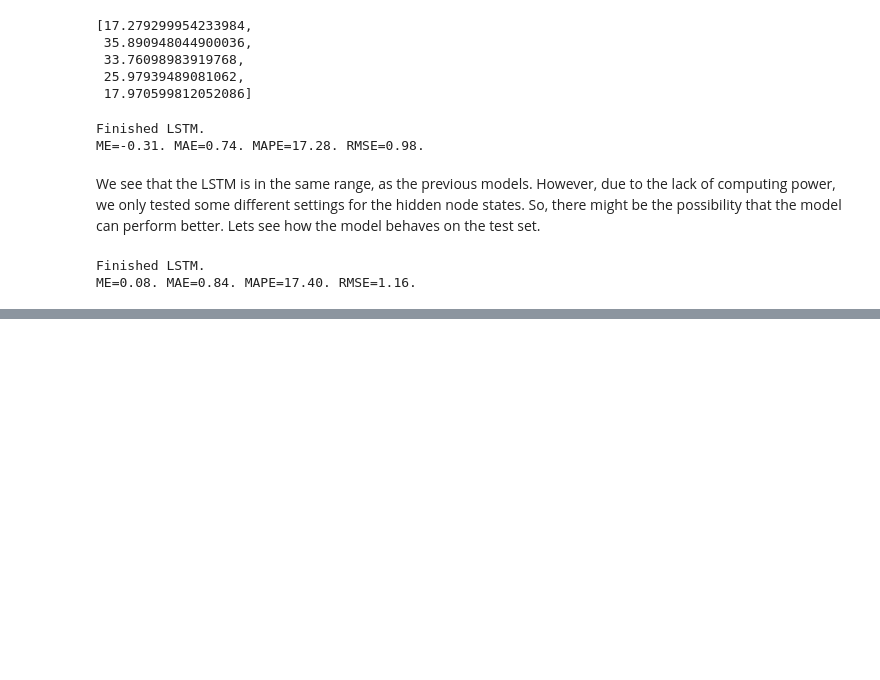
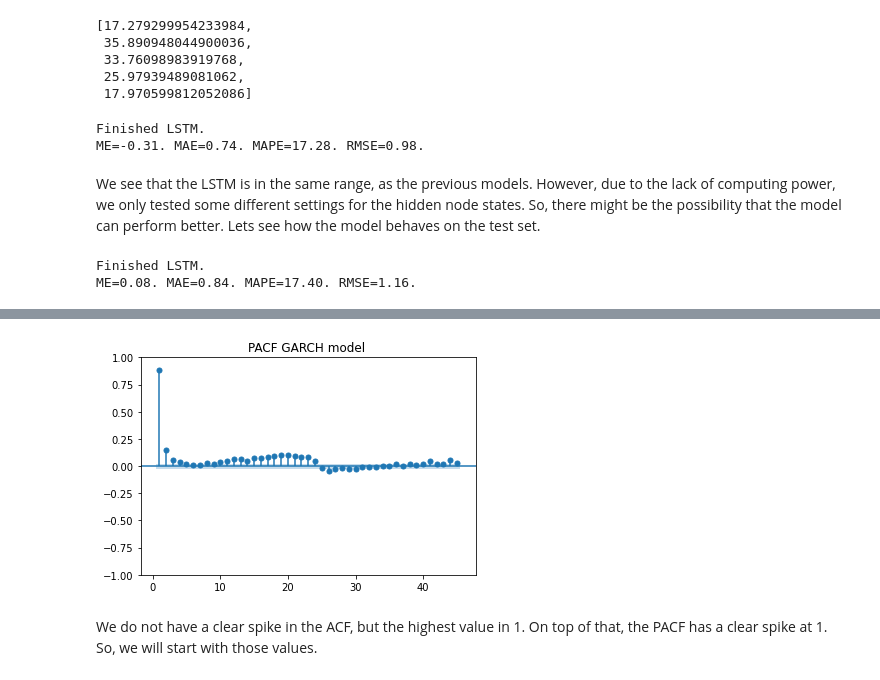
Before and after one commit to NiklasSabel/Industrial-Applications-of-Artificial-Intelligence, a Jupyter notebook: notebooks/Primary sector/Primary sector Wind.ipynb, the cells around one changed output, grey strips where cells are left out. Cells and saved outputs as stored; diff of their text form; code cells hidden in the pictures; blank space fills up the shorter version.

```diff
--- a/notebooks/Primary sector/Primary sector Wind.ipynb
+++ b/notebooks/Primary sector/Primary sector Wind.ipynb
@@ -1063,0 +1090,6 @@ In the last part of this notebook, we will make use of another model to predict
+# %%
+stld_plot = plot_pacf(y_train, lags=range(1, max_lag+1), title='PACF GARCH model ' )
+# %% [output]
+[figure, added]
+# %% [markdown]
+We do not have a clear spike in the ACF, but the highest value in 1. On top of that, the PACF has a clear spike at 1. So, we will start with those values.
```
Also changed, not shown: parts of 35 cells of this notebook.
